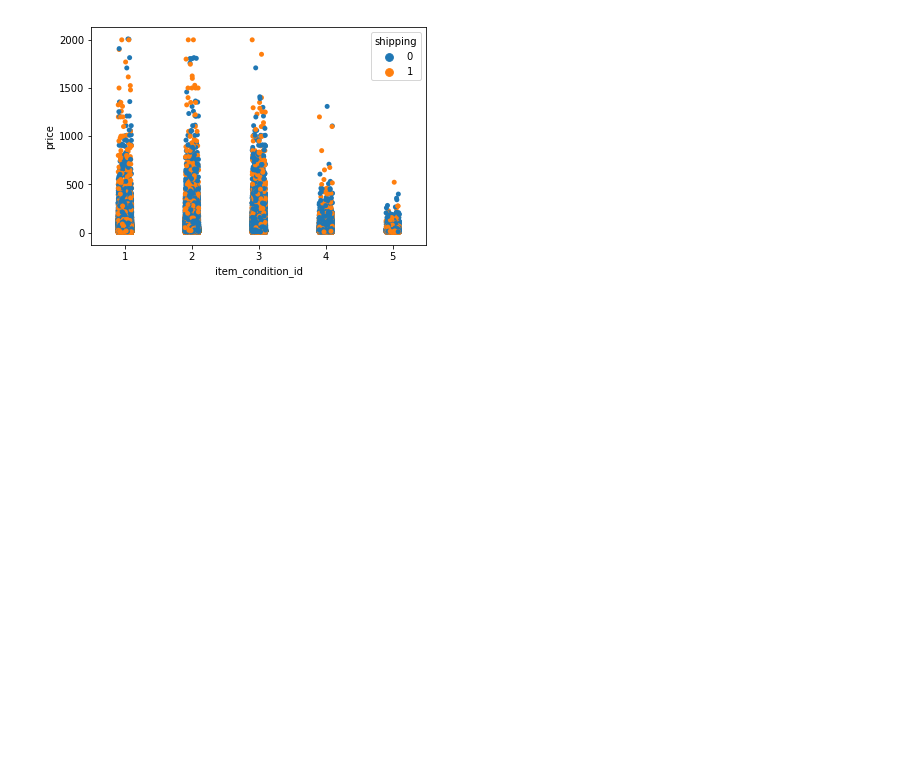
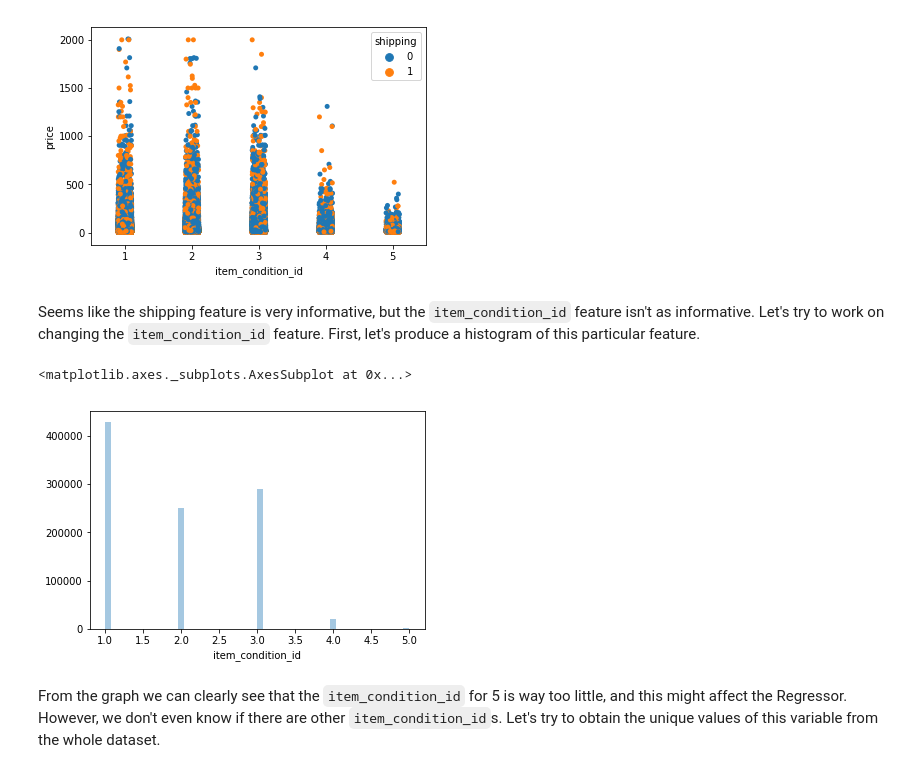
Before and after one commit to tralpha/mercari, a Jupyter notebook: kernel.ipynb, the cells around one changed output. Drawn from its saved outputs; the diff is of its cells as text; code cells hidden in the pictures; blank space fills up the shorter version.

```diff
--- a/kernel.ipynb
+++ b/kernel.ipynb
@@ -83,3 +83,12 @@ sns.stripplot(x=S_train['item_condition_id'], y=y_train['price'], hue=S_train['s
 # %% [output]
 <matplotlib.axes._subplots.AxesSubplot at 0x...>
 [figure]
+# %% [markdown]
+Seems like the shipping feature is very informative, but the `item_condition_id` feature isn't as informative. Let's try to work on changing the `item_condition_id` feature. First, let's produce a histogram of this particular feature.
+# %%
+sns.distplot(S_train['item_condition_id'], kde=False)
+# %% [output]
+<matplotlib.axes._subplots.AxesSubplot at 0x...>
+[figure, added]
+# %% [markdown]
+From the graph we can clearly see that the `item_condition_id` for 5 is way too little, and this might affect the Regressor. However, we don't even know if there are other `item_condition_id`s. Let's try to obtain the unique values of this variable from the whole dataset.
```
Also changed, not shown: parts of 18 cells of this notebook.
